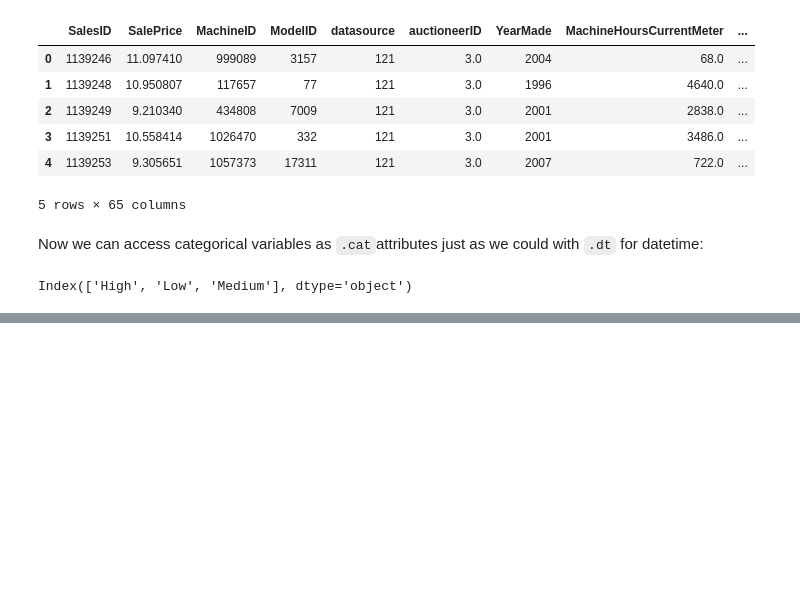
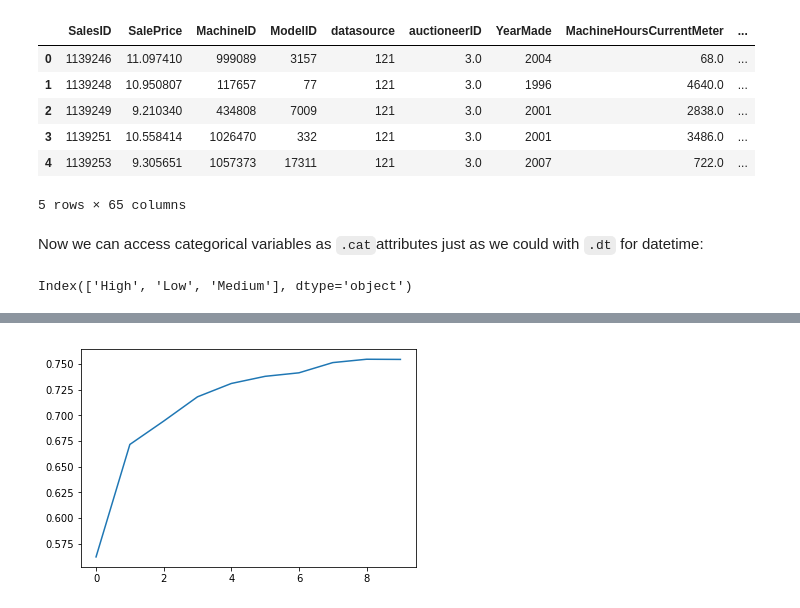
Before and after one commit to WNoxchi/deeplearningstudy, a Jupyter notebook: FAML1/RandomForests-Redux.ipynb, the cells around one changed output, grey strips where cells are left out. Cells and saved outputs as stored; diff of their text form; code cells hidden in the pictures; blank space fills up the shorter version.

Commit message:
added redux of Fast.ai ML1 Random Forests nb

```diff
--- a/FAML1/RandomForests-Redux.ipynb
+++ b/FAML1/RandomForests-Redux.ipynb
@@ -169,0 +375,5 @@ df_raw.describe()
+# %%
+# A small Deterministic Decision Tree
+model = RandomForestRegressor(n_estimators=1, max_depth=3, bootstrap=False, n_jobs=-1)
+model.fit(X_train, y_train)
+print_score(model)
@@ -169,0 +411,4 @@ df_raw.describe()
+# %%
+model = RandomForestRegressor(n_estimators=1, bootstrap=False, n_jobs=-1)
+model.fit(X_train, y_train)
+print_score(model)
@@ -169,0 +458,4 @@ df_raw.describe()
+# %%
+model = RandomForestRegressor(n_jobs=-1) # default is 10 estimators
+model.fit(X_train, y_train)
+print_score(model)
@@ -169,0 +466,3 @@ df_raw.describe()
+# %%
+preds = np.stack([t.predict(X_valid) for t in model.estimators_])
+preds[:,0], np.mean(preds[:,0]), y_valid[0] # print first tree's predictions
@@ -169,0 +481,4 @@ df_raw.describe()
+# %%
+plt.plot([metrics.r2_score(y_valid, np.mean(preds[:i+1], axis=0)) for i in range(10)]);
+# %% [output]
+[figure, added]
```
Also changed, not shown: parts of 78 cells of this notebook.
